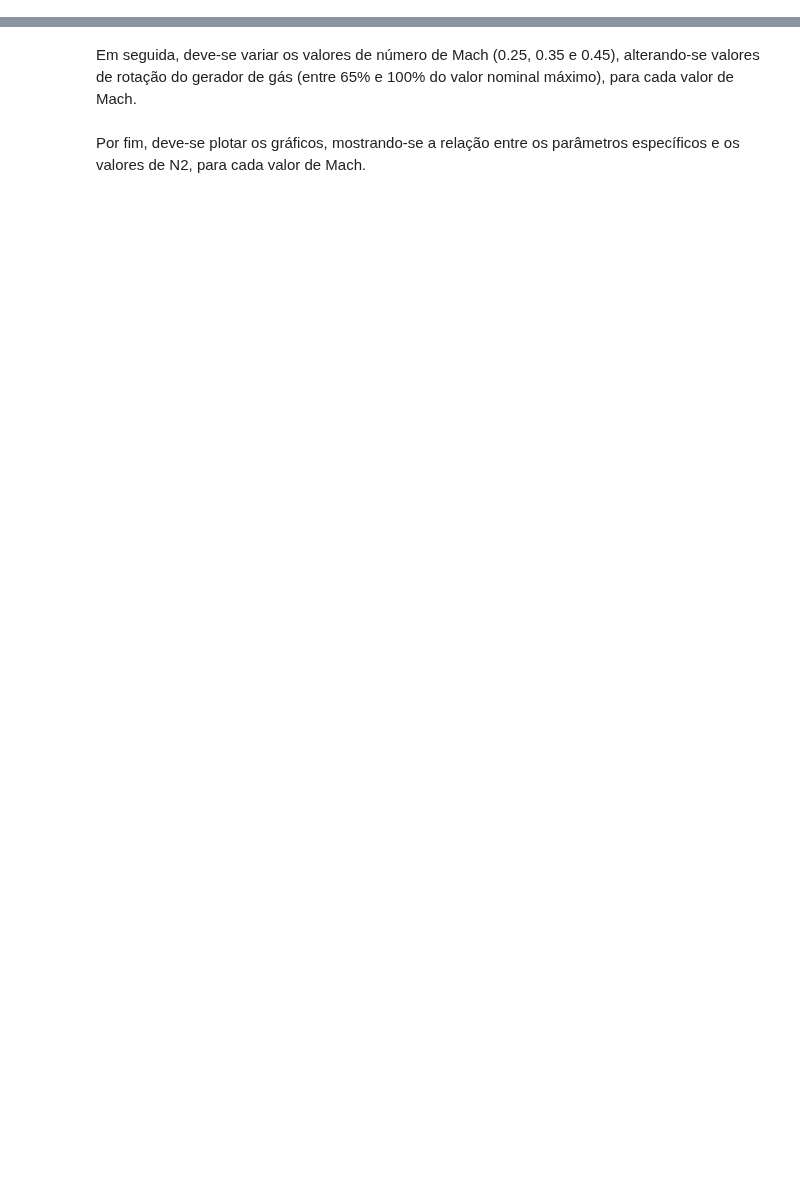
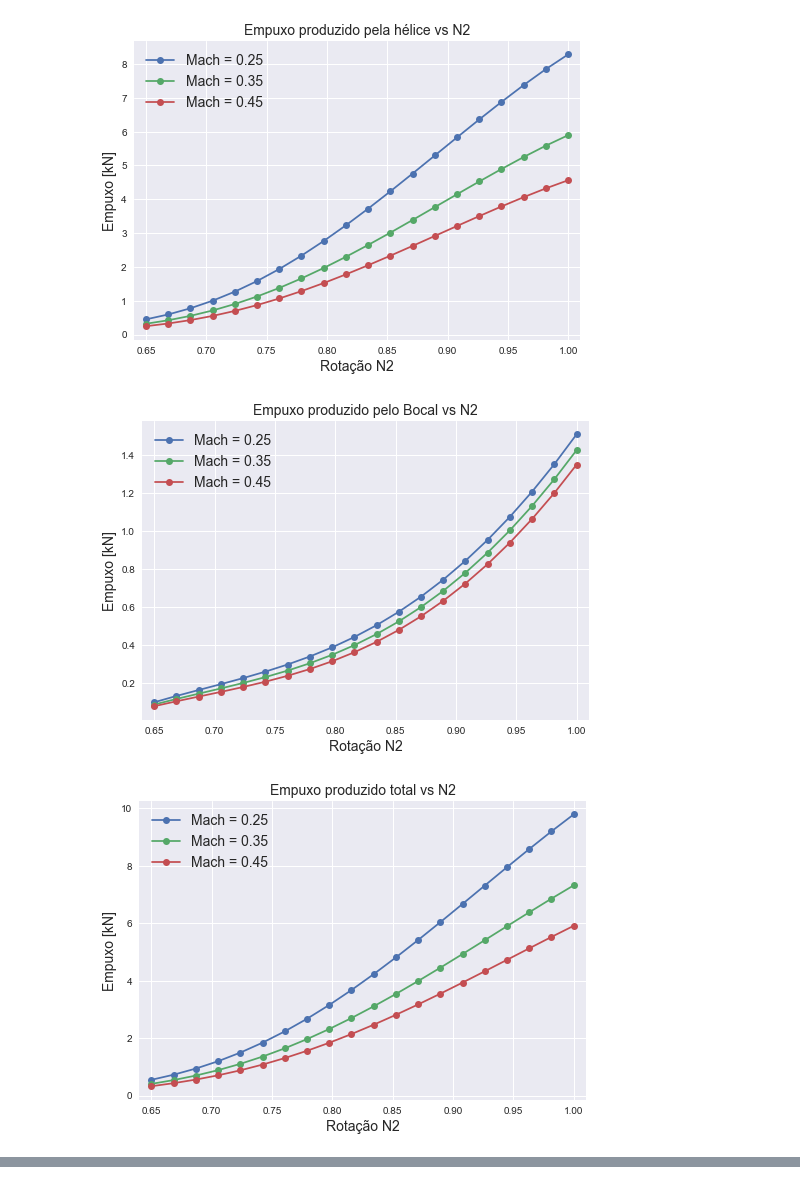
Before and after one commit to jonasdegrave/gas-turbine, a Jupyter notebook: questao4c.ipynb, the cells around one changed output, grey strips where cells are left out. Saved outputs shown, nothing was run; the diff lists cells and outputs as text; code cells hidden in the pictures; blank space fills up the shorter version.

```diff
--- a/questao4c.ipynb
+++ b/questao4c.ipynb
@@ -15,34 +19,98 @@ values = {
     'mass_flow': 6.7,  # Vazão mássica = vazão de ar no compressor [kg/s]
     't04': 1400,       # Temperatura da saída da câmara de combustão [K]
     'prc': 12,         # Razão de pressão do compressor
     'mach': 0,         # Mach de voo [M]
     'ta': 288.2,       # Temperatura ambiente [K]
     'pa': 101.3,       # Pressão ambiente [kPa]
     'n_d': 0.85,       # Eficiência da entrada de ar
     'gamma_d': 1.4,    # Gamma da entrada de ar
     'n_c': 0.75,       # Eficiência do compressor
     'gamma_c': 1.37,   # Gamma do compressor
     'n_b': 1,          # Eficiência da câmera de combustão
     'gamma_b': 1.35,   # Gamma da câmera de combustão
     'n_t': 0.9,        # Eficiência da turbina do compressor
     'gamma_t': 1.33,   # Gamma da turbina do compressor
     'n_tl': 0.9,       # Eficiência da turbina livre
     'gamma_tl': 1.33,  # Gamma da turbina livre
     'n_n': 0.98,       # Eficiência do bocal de gases quentes
     'gamma_n': 1.36,   # Gamma do bocal de gases quentes
     'pc_fuel': 45000,  # Poder calorífico inferior do combustível [kJ/kg]
     'cp_fuel': 1.110,  # Cp no combustor [kJ/(kg.K)]
     'cp_tls': 1.160,
     'cp_tl': 1.110,
     'r': 288.3,         # R médio m2/(s2.K)
     'pr_tl': 2.3528,    # Razão de pressão da turbina livre
     'gearbox_power_ratio': 0.98,  # Razão de potência da gearbox
     'propeller_efficiency': 0.85, # Eficiência da hélice
     }
 
-
-## INICIO DA QUESTÃO 4 - LETRA C ##
-
-#Atualização de values para a letra c
+#Atualização de values
 values["pa"] = 45
 values["ta"] = 246.55
+
+#Variáveis procuradas (alvos) e suas unidades
+target = ['thrust_propeller', 'thrust_hot_air', 'thrust_total', 'BSFC', 'EBSFC', 'TSFC', 'fuel_consumption']
+target_title = ['Empuxo produzido pela hélice', 'Empuxo produzido pelo Bocal', 'Empuxo produzido total', 'BSFC', 'EBSFC', 'TSFC', 'Consumo de combustível']
+target_ylabel = ['Empuxo [kN]', 'Empuxo [kN]', 'Empuxo [kN]', 'BSFC [kg/(kW.s)]', 'EBSFC [kg/(kW.s)]', 'TSFC [kg/(kN.s)]', 'Consumo de combustível [kg/s]']
+
+#valores de mach utilizados
+mach = [0.25, 0.35, 0.45]
+
+#laço variando os valores de mach
+for i in mach:
+
+    values["mach"] = i
+
+    turboprop = mf.TurboProp(values)
+    performance_results = turboprop.sumarise_results()
+    results = (turboprop.sumarise().append(turboprop.sumarise_results()).loc[target])
+
+    # laço variando os valores de N2
+    for j in np.linspace(1.0, 0.65, 20):
+
+        turboprop.set_n2(j)
+        results[j] = (turboprop.sumarise().append(turboprop.sumarise_results()).loc[target])
+
+    results = results.loc[target]
+
+    # alocando os resultados para cada mach (para plotar posteriormente)
+    if i==mach[0]:
+
+        results1 = results
+
+    elif i==mach[1]:
+
+        results2 = results
+
+    elif i==mach[2]:
+
+        results3 = results
+
+#plot dos graficos
+fontsize=14
+cols = 1
+rows= 7
+aux=0
+fig = plt.subplots()
+
+for i in range(0,7):
+
+    plt.plot(results1.iloc[aux], marker='o', label="Mach = " + str(mach[0]))
+    plt.plot(results2.iloc[aux], marker='o', label="Mach = " + str(mach[1]))
+    plt.plot(results3.iloc[aux], marker='o', label="Mach = " + str(mach[2]))
+    plt.title(target_title[aux]+" vs N2", fontsize=fontsize)
+    plt.xlabel('Rotação N2', fontsize=fontsize)
+    plt.ylabel(target_ylabel[aux], fontsize=fontsize)
+    plt.xlim([0.64,1.01])
+    plt.legend(fontsize=fontsize)
+
+    # save the plot as a file
+    plt.savefig('C:/Users/orlan/Downloads/'+target[aux]+'.jpg', format='jpeg', dpi=100, bbox_inches='tight')
+
+    plt.show()
+
+    aux += 1
+# %% [output]
+[figure, added]
+[figure, added]
+[figure, added]
@@ -49,2 +120,0 @@ values["ta"] = 246.55
-# %% [markdown]
-Em seguida, deve-se variar os valores de número de Mach (0.25, 0.35 e 0.45), alterando-se valores de rotação do gerador de gás (entre 65% e 100% do valor nominal máximo), para cada valor de Mach.
@@ -89,2 +120,0 @@ for i in mach:
-# %% [markdown]
-Por fim, deve-se plotar os gráficos, mostrando-se a relação entre os parâmetros específicos e os valores de N2, para cada valor de Mach.
```
Also changed, not shown: parts of 4 cells of this notebook.
